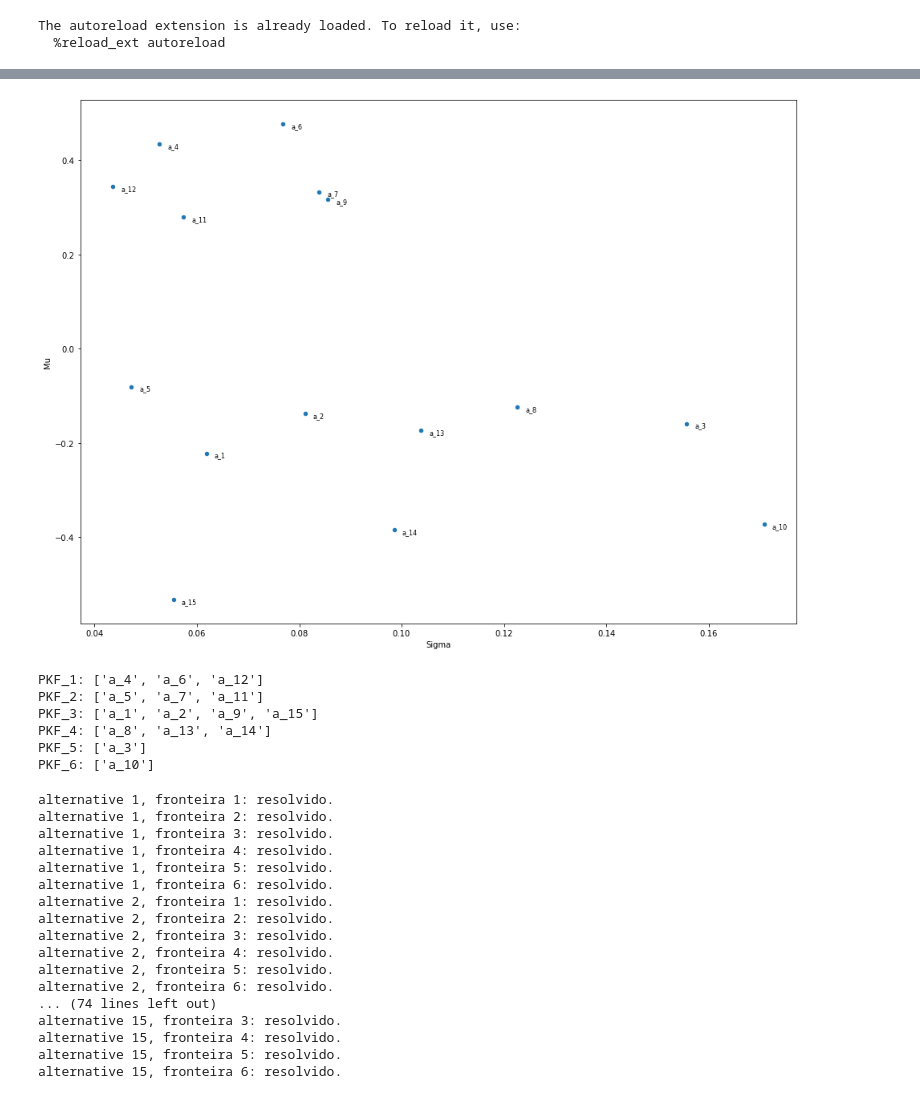
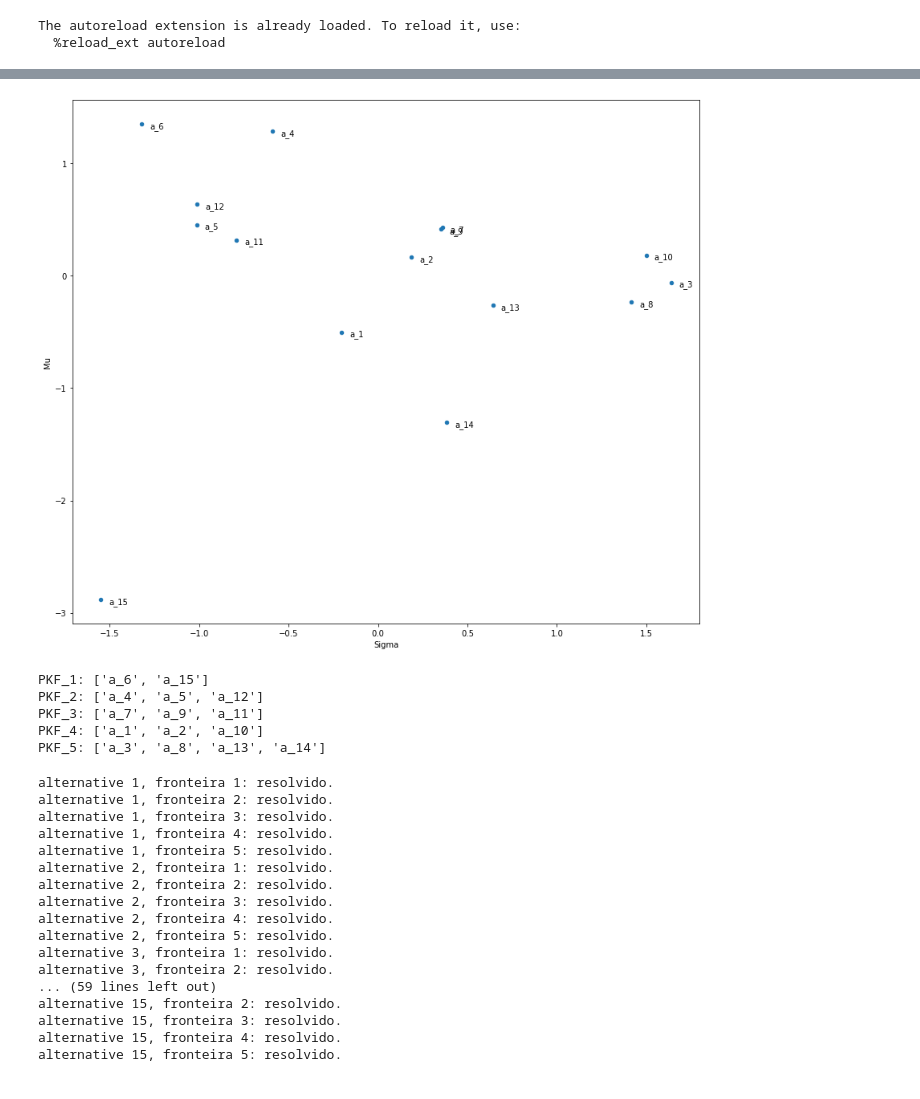
Before and after one commit to diogoflim/PROMETHEE-Scoring, a Jupyter notebook: tests_on_clustered_data.ipynb, the cells around one changed output, grey strips where cells are left out. Saved outputs shown, nothing was run; the diff lists cells and outputs as text; code cells hidden in the pictures.

```diff
--- a/tests_on_clustered_data.ipynb
+++ b/tests_on_clustered_data.ipynb
@@ -12,9 +11,9 @@ from PROMETHEE import PROMETHEE_2
 The autoreload extension is already loaded. To reload it, use:
   %reload_ext autoreload
 # %%
-centers_ = [(2, 2, 2, 2, 2), (5, 5, 5, 5, 5), (10, 10, 10, 10, 10)]
+centers_ = [(2, 2, 2, 2, 2), (7, 7, 7, 7, 7), (10, 10, 10, 10, 10), (10,10,10,10,10)]
 
-X, y = make_blobs(n_samples=[1, 8, 6], centers=centers_, n_features=5, cluster_std= [0.5, 2, 2], random_state=0)
+X, y = make_blobs(n_samples=[1, 7, 6, 1], centers=centers_, n_features=5, cluster_std= [0.25, 2.5, 2.5, 0.25], random_state=0)
 # %%
 X
 # %% [output]
@@ -36,7 +79,7 @@ array([[ 3.04544424,  6.90017684,  4.69728558,  4.7935623 ,  5.821197  ],
 # %%
 m, n = X.shape
 
-n_simulations = 300
+n_simulations = 10000
 
 W = np.zeros(shape = (n, n_simulations))
 P = np.zeros(shape = (n, n_simulations))
@@ -52,9 +95,9 @@ s_curve = [0 for j in range (n)]
 pref = [5 for j in range (n)]
 
 for s in range (n_simulations):
-    W [:,s] = np.random.dirichlet(np.ones(n),size=1).reshape(n) # weights
-    Q [:,s] = np.random.uniform (1,2, n)
-    P [:,s] = np.random.uniform (5, 8, n)
+    W [:,s] = pgrn.dirichlet(np.ones(n),size=1).reshape(n) # weights
+    Q [:,s] = pgrn.uniform (1,2, n)
+    P [:,s] = pgrn.uniform (3, 4, n)
     results[s], Net_Flows[:,s], Pos_Flows[:,s], Neg_Flows[:,s] = PROMETHEE_2 (X, Q[:,s], P[:,s], s_curve, W[:,s], pref)
     print (f'simulation {s+1} completed')
 # %% [output]
@@ -101,0 +145,4 @@ Sigma_Mu_df
+# %%
+Sigma_Mu_df = StandardScaler().fit_transform(Sigma_Mu_df)
+Sigma_Mu_df = pd.DataFrame(Sigma_Mu_df, columns=['Sigma', 'Mu'], index = ['a_' + str(i+1) for i in range (m)])
+Sigma_Mu_df
@@ -102,19 +166,19 @@ Sigma_Mu_df
 # %%
 from matplotlib.pyplot import cm
 fig, ax = plt.subplots()
 cmap = cm.get_cmap('Spectral')
-Sigma_Mu_df.plot('Sigma', 'Mu', kind='scatter', ax=ax, figsize = (16,12))
+Sigma_Mu_df.plot('Sigma', 'Mu', kind='scatter', ax=ax, figsize = (14,12))
 for k, v in Sigma_Mu_df.iterrows():
     ax.annotate(k, v,
                 xytext=(10,-5), textcoords='offset points',
-                family='sans-serif', fontsize=8, color='black')
+                family='sans-serif', fontsize=10, color='black')
 for k, v in Sigma_Mu_df.iterrows():
     if (k=='North Korea'):
         plt.annotate(k, v,
                 xytext=(10,-5), textcoords='offset points',
                 family='sans-serif', fontsize=8, color='red')
 # %% [output]
-[figure, old version]
+[figure, new version]
 # %%
 df =Sigma_Mu_df.copy()
 # %%
@@ -142,15 +206,12 @@ while df.shape[0]>0:
         print(f'PKF_{str(count+1)}: {PKF[count]}')
         count+=1
 # %% [output]
-PKF_1: ['a_4', 'a_6', 'a_12']
-PKF_2: ['a_5', 'a_7', 'a_11']
-PKF_3: ['a_1', 'a_2', 'a_9', 'a_15']
-PKF_4: ['a_8', 'a_13', 'a_14']
-PKF_5: ['a_3']
-PKF_6: ['a_10']
+PKF_1: ['a_6', 'a_15']
+PKF_2: ['a_4', 'a_5', 'a_12']
+PKF_3: ['a_7', 'a_9', 'a_11']
+PKF_4: ['a_1', 'a_2', 'a_10']
+PKF_5: ['a_3', 'a_8', 'a_13', 'a_14']
 # %%
-from PROMETHEE import optimize_PROM2_original, optimize_newconstraint
-
 m = Sigma_Mu_df.shape[0] # number of alternatives
 m_f = len(PKF) # number of frontiers
 local_ef = np.zeros(shape = (Sigma_Mu_df.shape[0], len(PKF)))
@@ -180,17 +241,17 @@ alternative 1, fronteira 2: resolvido.
 alternative 1, fronteira 3: resolvido.
 alternative 1, fronteira 4: resolvido.
 alternative 1, fronteira 5: resolvido.
-alternative 1, fronteira 6: resolvido.
 alternative 2, fronteira 1: resolvido.
 alternative 2, fronteira 2: resolvido.
 alternative 2, fronteira 3: resolvido.
 alternative 2, fronteira 4: resolvido.
 alternative 2, fronteira 5: resolvido.
-alternative 2, fronteira 6: resolvido.
-... (74 lines left out)
+alternative 3, fronteira 1: resolvido.
+alternative 3, fronteira 2: resolvido.
+... (59 lines left out)
+alternative 15, fronteira 2: resolvido.
 alternative 15, fronteira 3: resolvido.
 alternative 15, fronteira 4: resolvido.
 alternative 15, fronteira 5: resolvido.
-alternative 15, fronteira 6: resolvido.
 # %%
 global_ef = np.sum(local_ef, axis = 1)
```
Also changed, not shown: parts of 17 cells of this notebook, 1 other file.
